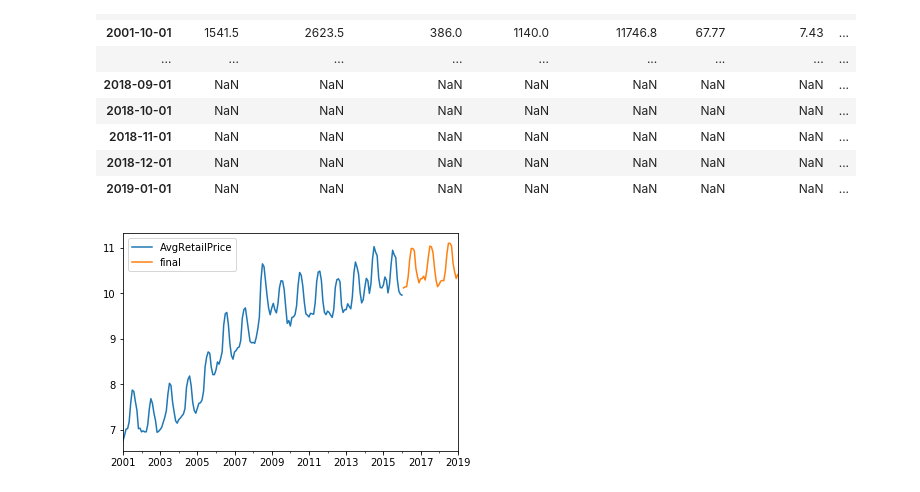
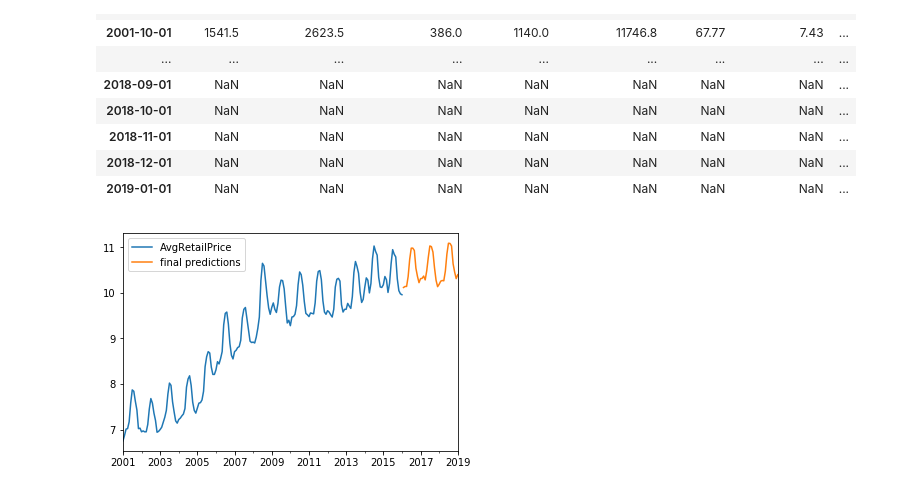
Before and after one commit to priyaggarwal/TimeSeries, a Jupyter notebook: EPP Final .ipynb, the cells around one changed output. Cells and saved outputs as stored; diff of their text form; code cells hidden in the pictures.

```diff
--- a/EPP Final .ipynb
+++ b/EPP Final .ipynb
@@ -1042,6 +1053,6 @@ final_price_pred
 dtype: float64
 # %%
-news['final'] = final_price_pred
+news['final predictions'] = final_price_pred
 news
 # %% [output]
 |  | WindMW | GeothermalMW | Solar ThermalMW | BiomassMW | Large HydroMW | AvgTemp | AvgRetailPrice | ... |
@@ -1062,7 +1073,7 @@ news
 | 2018-12-01 | NaN | NaN | NaN | NaN | NaN | NaN | NaN | ... |
 | 2019-01-01 | NaN | NaN | NaN | NaN | NaN | NaN | NaN | ... |
 # %%
-news[['AvgRetailPrice', 'final']].plot()
+news[['AvgRetailPrice', 'final predictions']].plot()
 pylab.show()
 # %% [output]
-[figure, old version]
+[figure, new version]
```
Also changed, not shown: parts of 25 cells of this notebook, 1 other file.
